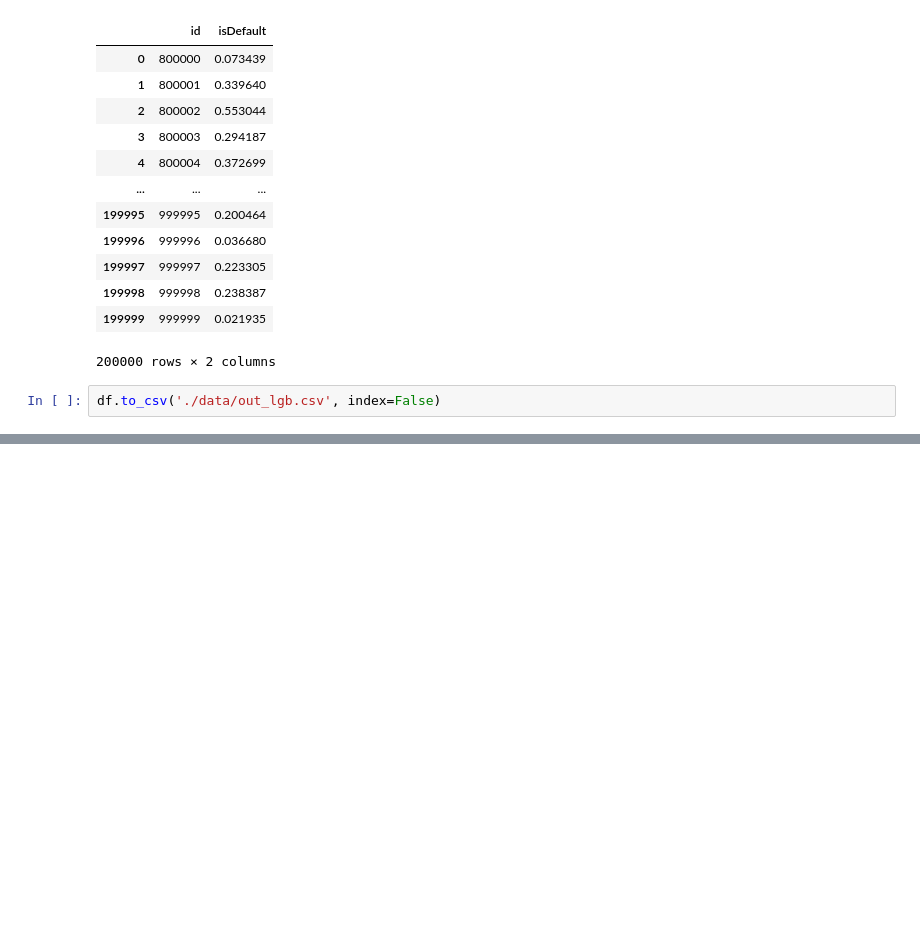
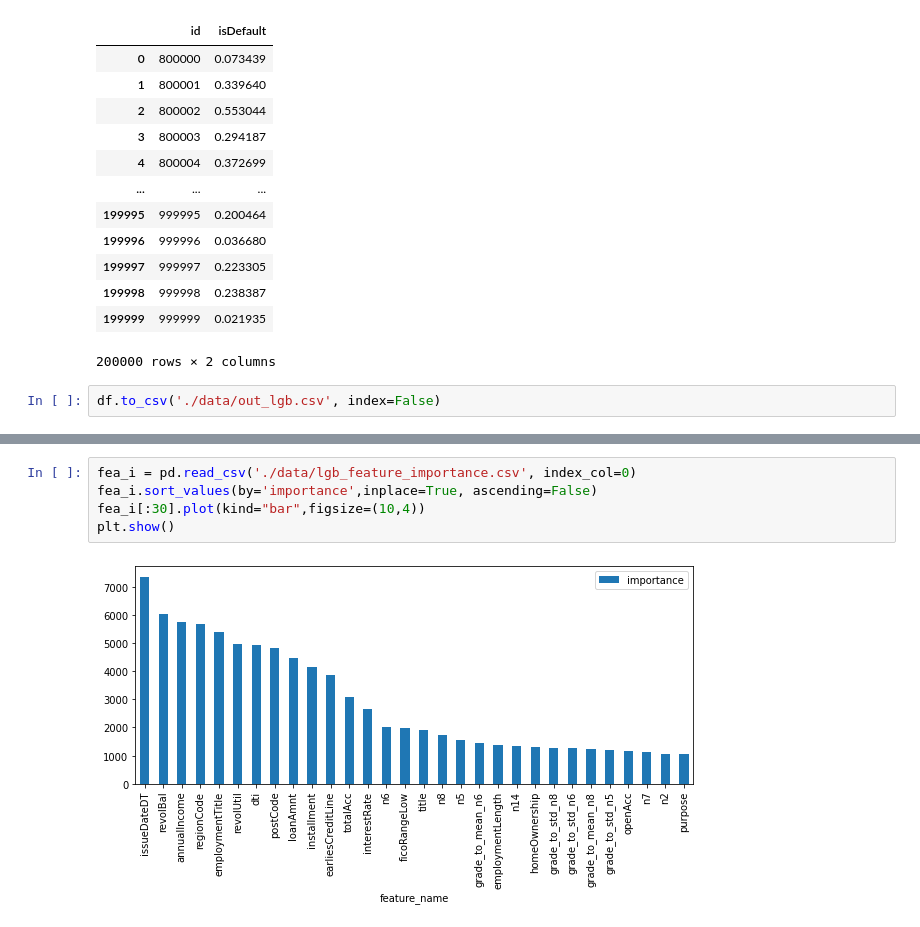
Before and after one commit to Kayaks99/Data-Mining-Course, a Jupyter notebook: run_lgb.ipynb, the cells around one changed output, grey strips where cells are left out. Cells and saved outputs as stored; diff of their text form; blank space fills up the shorter version.

```diff
--- a/run_lgb.ipynb
+++ b/run_lgb.ipynb
@@ -420,0 +440,7 @@ df.to_csv('./data/out_lgb.csv', index=False)
+# %%
+fea_i = pd.read_csv('./data/lgb_feature_importance.csv', index_col=0)
+fea_i.sort_values(by='importance',inplace=True, ascending=False)
+fea_i[:30].plot(kind="bar",figsize=(10,4))
+plt.show()
+# %% [output]
+[figure, added]
```
Also changed, not shown: parts of 1 cell of this notebook.
